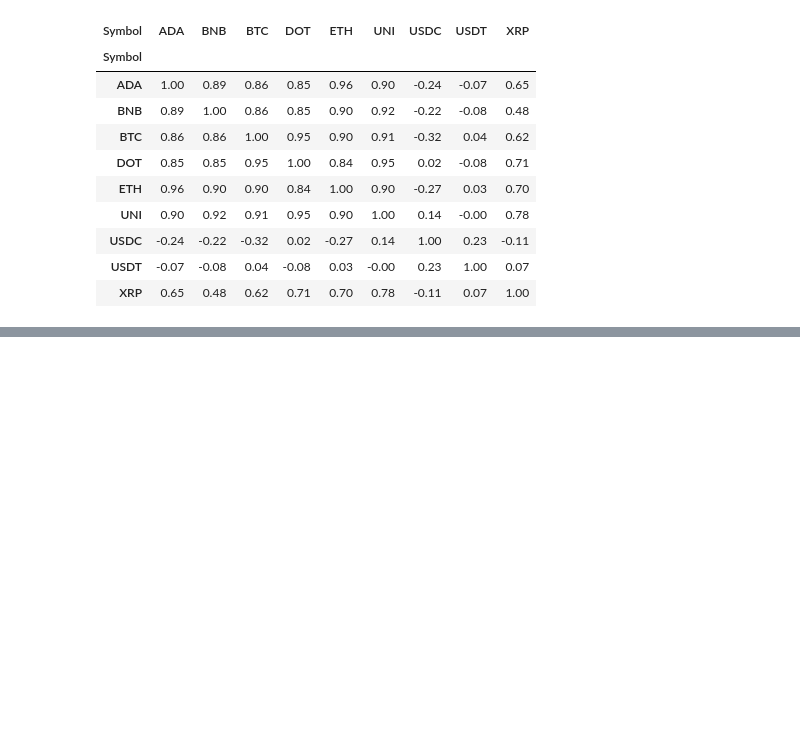
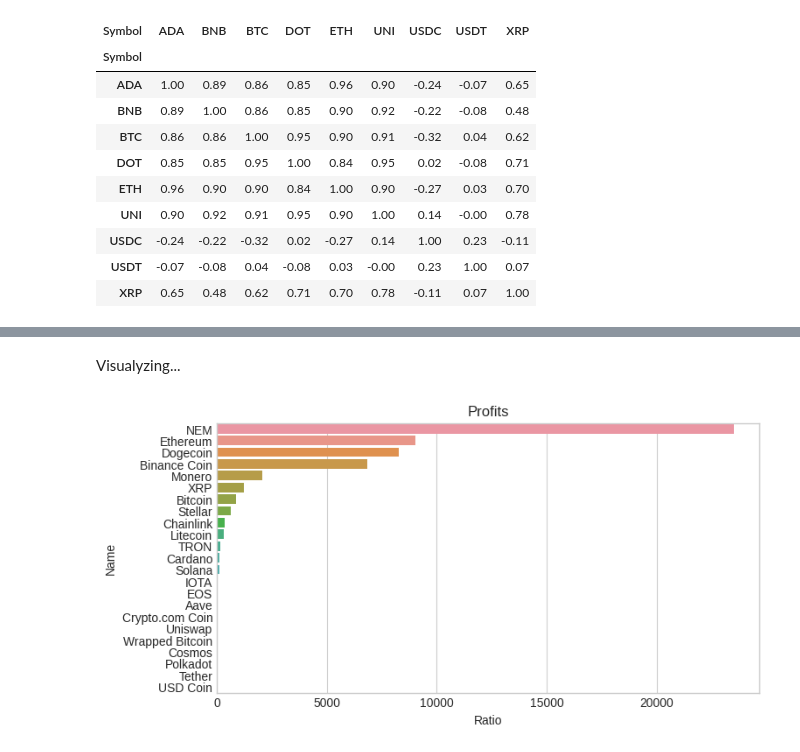
Before and after one commit to henryone0910/Crypto-Analysis, a Jupyter notebook: Final.ipynb, the cells around one changed output, grey strips where cells are left out. Cells and saved outputs as stored; diff of their text form; code cells hidden in the pictures; blank space fills up the shorter version.

```diff
--- a/Final.ipynb
+++ b/Final.ipynb
@@ -655,0 +753,18 @@ But, how to choose other coins for optimizing profits. We continue to the next q
+# %%
+calc_coins = cryp_df[['Name','Symbol','High','Low']].groupby(['Name','Symbol']).agg([np.min,np.max])
+
+#Find max of High and min of Low
+calc_coins = calc_coins.assign(
+    High_max = calc_coins['High']['amax'],
+    Low_min = calc_coins['High']['amin']
+)
+calc_coins = calc_coins.drop(['High','Low'],axis=1).droplevel(level=1,axis=1)
+
+#Calculating profits
+profits = pd.DataFrame(calc_coins['High_max'] / calc_coins['Low_min'])
+profits = profits.rename({0:'Proportion'},axis=1)
+profits = profits.reset_index().drop('Symbol',1)
+
+#
+profits = profits.sort_values('Proportion',ascending=False)
+profits
@@ -655,0 +789,10 @@ But, how to choose other coins for optimizing profits. We continue to the next q
+# %% [markdown]
+Visualyzing...
+# %%
+plt.figure(figsize=(8,4))
+plt.style.use('seaborn-whitegrid')
+sns.barplot(x = profits['Proportion'], y = profits['Name'])
+plt.title('Profits')
+plt.xlabel('Ratio');
+# %% [output]
+[figure, added]
```
Also changed, not shown: parts of 33 cells of this notebook.
